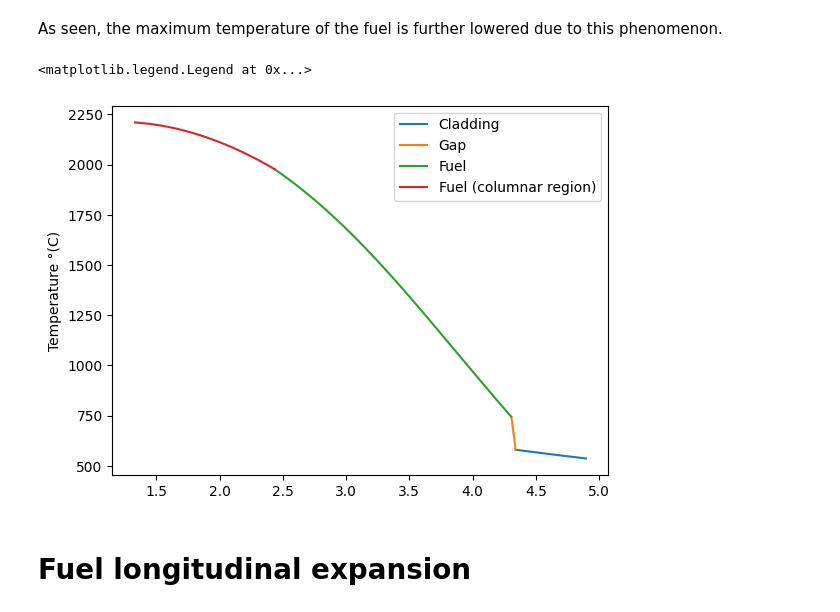
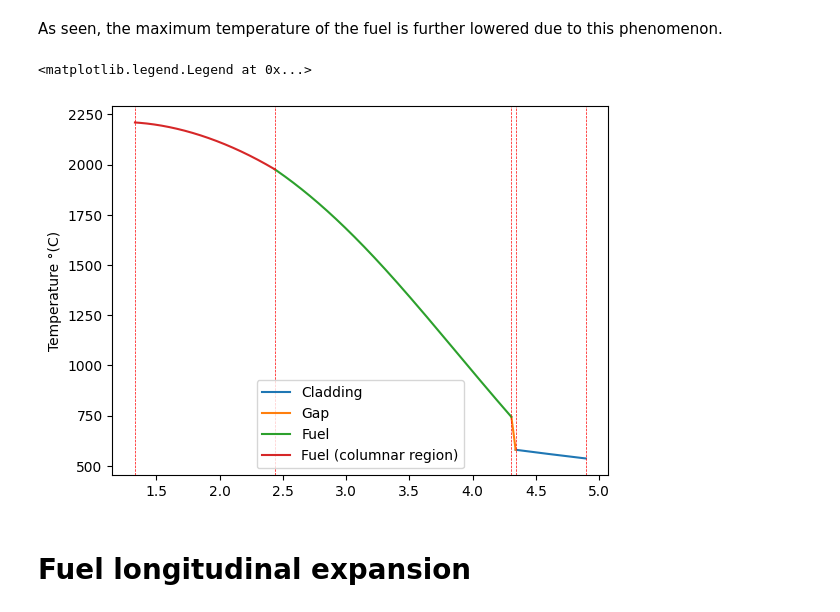
Before and after one commit to Andrea1999Broglia/ASTRID-reactor-fuel-pin-design, a Jupyter notebook: Reactor model.ipynb, the cells around one changed output. Cells and saved outputs as stored; diff of their text form; code cells hidden in the pictures.

```diff
--- a/Reactor model.ipynb
+++ b/Reactor model.ipynb
@@ -794,24 +802,29 @@ As seen, the maximum temperature of the fuel is further lowered due to this phen
 # %%
 r_cladding_res=np.linspace(Rco_hot[np.where(Tfi==max(Tfi))][0],     Rci_hot[np.where(Tfi==max(Tfi))][0],      int((Rco_hot[np.where(Tfi==max(Tfi))]-Rci_hot[np.where(Tfi==max(Tfi))])*1000))
 r_gap_res=np.linspace(Rci_hot[np.where(Tfi_hot==max(Tfi_hot))][0],   Rfo_hot[np.where(Tfi_hot==max(Tfi_hot))][0],       int((Rci_hot[np.where(Tfi_hot==max(Tfi_hot))]-Rfo_hot[np.where(Tfi_hot==max(Tfi_hot))])*1000))
 r_fuel_res=np.linspace(Rfo_hot[np.where(Tfi_hot==max(Tfi_hot))][0],     R_columnar[np.where(Tfi_hot==max(Tfi_hot))][0],         int((Rfo_hot[np.where(Tfi_hot==max(Tfi_hot))]-R_columnar[np.where(Tfi_hot==max(Tfi_hot))])*1000))
 r_columnar_res=np.linspace(R_columnar[np.where(Tfi_hot==max(Tfi_hot))][0],  Rfi_res[np.where(Tfi_hot==max(Tfi_hot))][0], int((R_columnar[np.where(Tfi_hot==max(Tfi_hot))]-Rfi_res[np.where(Tfi_hot==max(Tfi_hot))])*1000))
 
 
 cladding_res_profile=integrate.solve_ivp(dTdr_cladding, t_span=(r_cladding_res[0], r_cladding_res[-1]), t_eval=r_cladding_res, y0=[Tco[np.where(Tfi==max(Tfi))[0][0]]], args=(q[np.where(Tfi==max(Tfi))[0][0]],))
 gap_res_profile=integrate.solve_ivp(dTdr_gap, t_span=(r_gap_res[0], r_gap_res[-1]), t_eval=r_gap_res, y0=[cladding_res_profile.y[0][-1]], args=(q[np.where(Tfi==max(Tfi))[0][0]],))
 fuel_res_profile_external=integrate.solve_ivp(dTdr_fuelMOX, t_span=(r_fuel_res[0], r_fuel_res[-1]), t_eval=r_fuel_res, y0=[gap_res_profile.y[0][-1]], args=(q[np.where(Tfi==max(Tfi))[0][0]],0, 1-rhof, x_fissile))
 fuel_res_profile_columnar=integrate.solve_ivp(dTdr_fuelMOX, t_span=(r_columnar_res[0], r_columnar_res[-1]), t_eval=r_columnar_res, y0=[fuel_res_profile_external.y[0][-1]],args=(q[np.where(Tfi==max(Tfi))[0][0]],0, 0, x_fissile))
 
 plt.plot(cladding_res_profile.t, cladding_res_profile.y[0], label="Cladding")
 plt.plot(gap_res_profile.t, gap_res_profile.y[0], label="Gap")
 plt.plot(fuel_res_profile_external.t, fuel_res_profile_external.y[0], label="Fuel")
 plt.plot(fuel_res_profile_columnar.t, fuel_res_profile_columnar.y[0], label="Fuel (columnar region)")
+plt.axvline(x=r_cladding_res[0], color="r", ls="--", linewidth=0.5)
+plt.axvline(x=r_cladding_res[-1], color="r", ls="--", linewidth=0.5)
+plt.axvline(x=r_gap_res[-1], color="r", ls="--", linewidth=0.5)
+plt.axvline(x=r_fuel_res[-1], color="r", ls="--", linewidth=0.5)
+plt.axvline(x=r_columnar_res[-1], color="r", ls="--", linewidth=0.5)
 plt.ylabel("Temperature °(C)")
 plt.legend()
 # %% [output]
 <matplotlib.legend.Legend at 0x...>
-[figure, old version]
+[figure, new version]
 # %% [markdown]
 # Fuel longitudinal expansion
 # %% [markdown]
```
Also changed, not shown: parts of 23 cells of this notebook.
